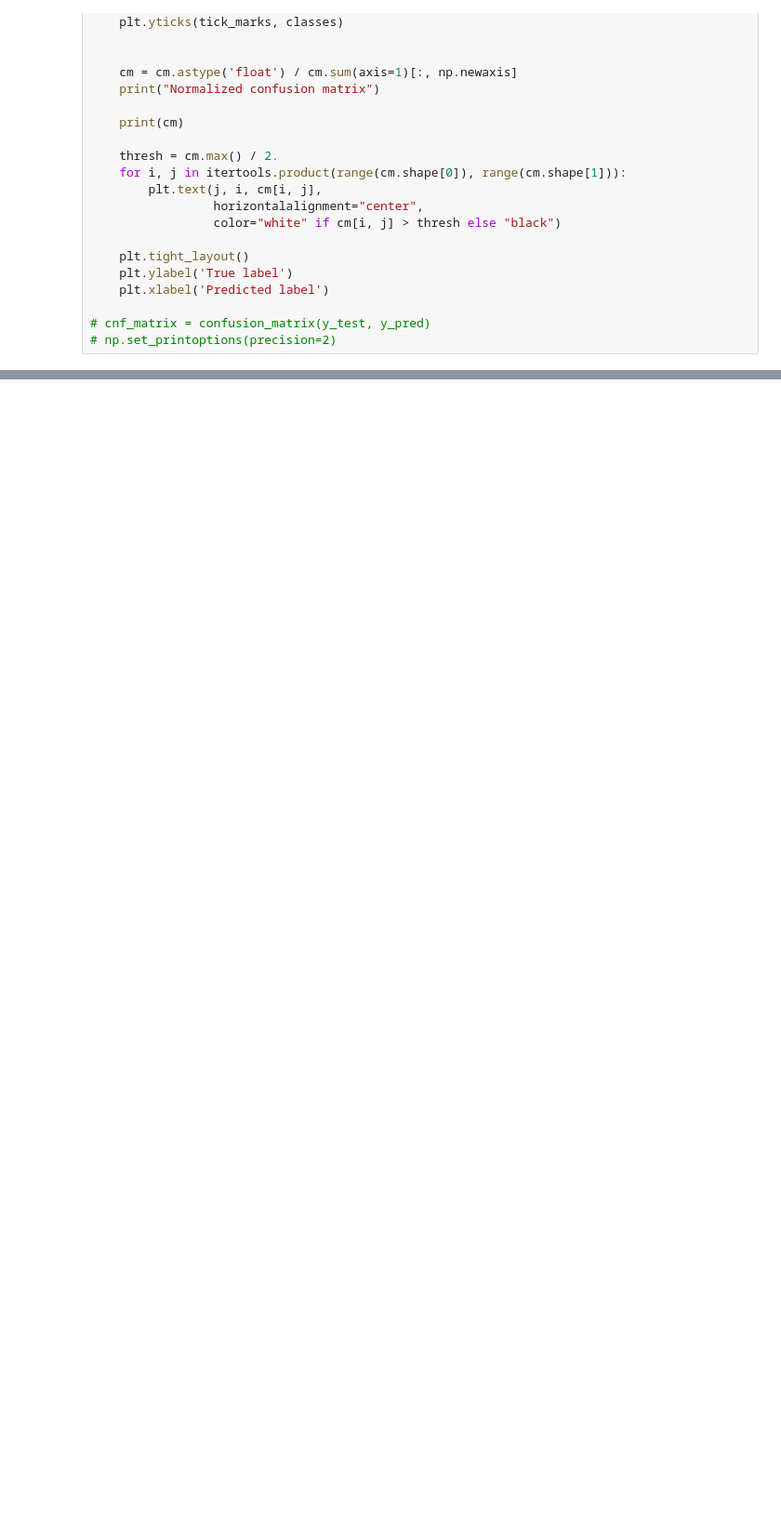
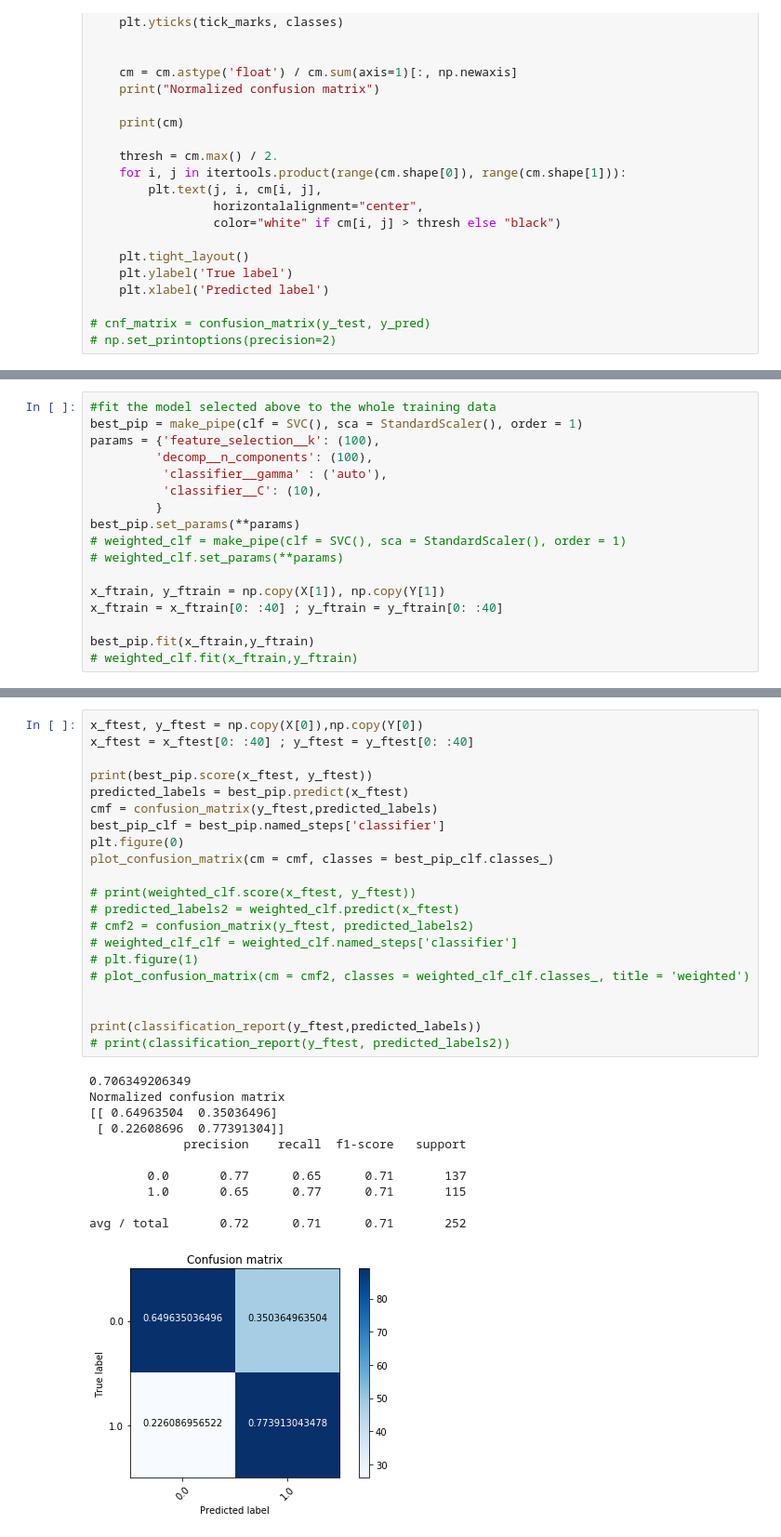
Before and after one commit to igmitsio/SlippageCrossValidation-, a Jupyter notebook: GridSearchSVM.ipynb, the cells around one changed output, grey strips where cells are left out. Shown at 93% size. Saved outputs shown, nothing was run; the diff lists cells and outputs as text; blank space fills up the shorter version.

```diff
--- a/GridSearchSVM.ipynb
+++ b/GridSearchSVM.ipynb
@@ -131,0 +511,17 @@ for param_name in sorted(params.keys()):
+# %%
+#fit the model selected above to the whole training data
+best_pip = make_pipe(clf = SVC(), sca = StandardScaler(), order = 1)
+params = {'feature_selection__k': (100),
+         'decomp__n_components': (100),
+          'classifier__gamma' : ('auto'),
+          'classifier__C': (10),
+         }
+best_pip.set_params(**params)
+# weighted_clf = make_pipe(clf = SVC(), sca = StandardScaler(), order = 1)
+# weighted_clf.set_params(**params)
+
+x_ftrain, y_ftrain = np.copy(X[1]), np.copy(Y[1])
+x_ftrain = x_ftrain[0: :40] ; y_ftrain = y_ftrain[0: :40]
+
+best_pip.fit(x_ftrain,y_ftrain)
+# weighted_clf.fit(x_ftrain,y_ftrain)
@@ -131,0 +535,33 @@ for param_name in sorted(params.keys()):
+# %%
+x_ftest, y_ftest = np.copy(X[0]),np.copy(Y[0])
+x_ftest = x_ftest[0: :40] ; y_ftest = y_ftest[0: :40]
+
+print(best_pip.score(x_ftest, y_ftest))
+predicted_labels = best_pip.predict(x_ftest)
+cmf = confusion_matrix(y_ftest,predicted_labels)
+best_pip_clf = best_pip.named_steps['classifier']
+plt.figure(0)
+plot_confusion_matrix(cm = cmf, classes = best_pip_clf.classes_)
+
+# print(weighted_clf.score(x_ftest, y_ftest))
+# predicted_labels2 = weighted_clf.predict(x_ftest)
+# cmf2 = confusion_matrix(y_ftest, predicted_labels2)
+# weighted_clf_clf = weighted_clf.named_steps['classifier']
+# plt.figure(1)
+# plot_confusion_matrix(cm = cmf2, classes = weighted_clf_clf.classes_, title = 'weighted')
+
+
+print(classification_report(y_ftest,predicted_labels))
+# print(classification_report(y_ftest, predicted_labels2))
+# %% [output]
+0.706349206349
+Normalized confusion matrix
+[[ 0.64963504  0.35036496]
+ [ 0.22608696  0.77391304]]
+             precision    recall  f1-score   support
+
+        0.0       0.77      0.65      0.71       137
+        1.0       0.65      0.77      0.71       115
+
+avg / total       0.72      0.71      0.71       252
+[figure, added]
```
Also changed, not shown: parts of 13 cells of this notebook.
